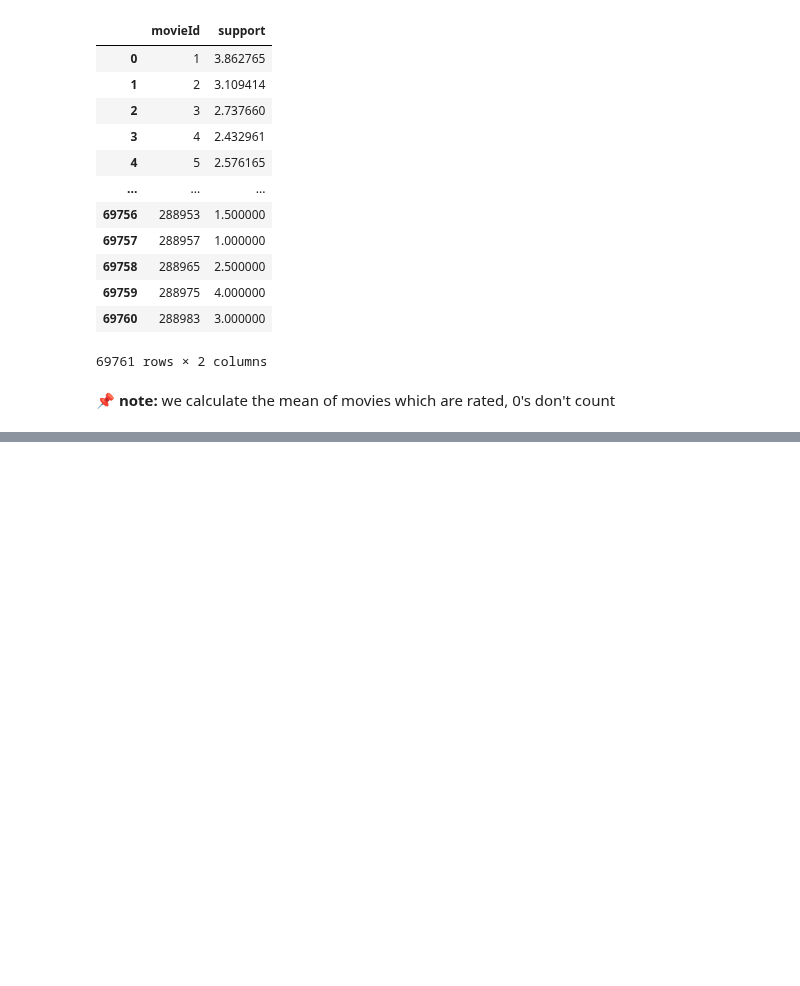
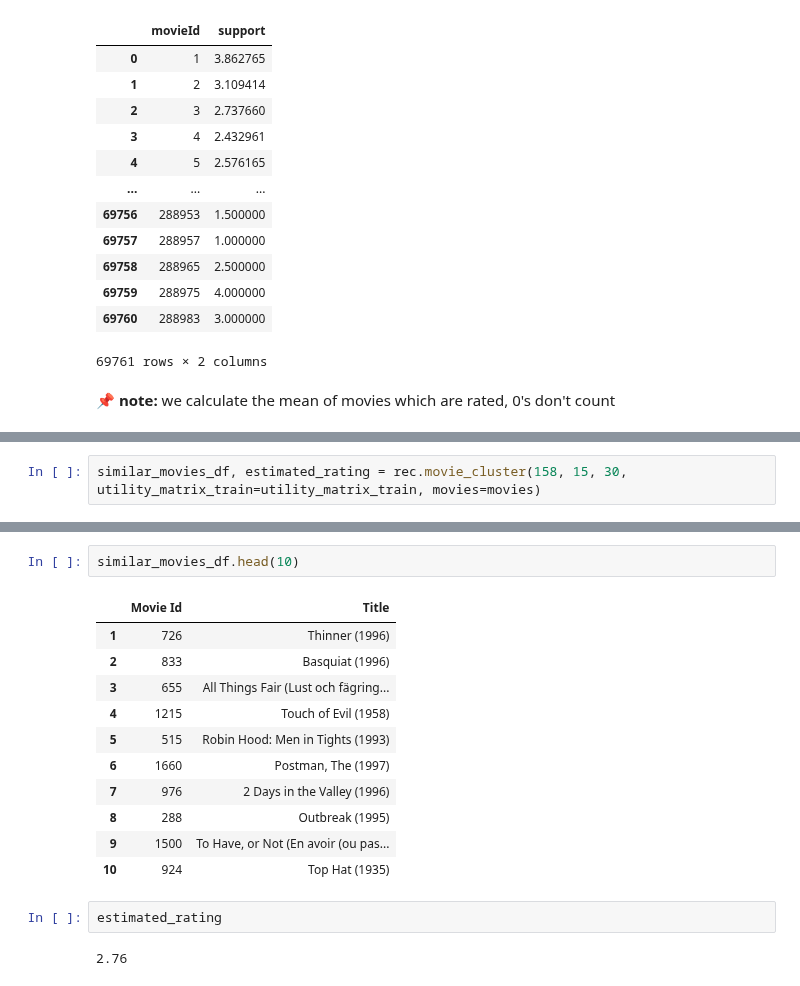
Before and after one commit to Wikusia-s/DM-recomendation-system, a Jupyter notebook: main.ipynb, the cells around one changed output, grey strips where cells are left out. Cells and saved outputs as stored; diff of their text form; blank space fills up the shorter version.

Commit message:
Working on clustering recommendation system

```diff
--- a/main.ipynb
+++ b/main.ipynb
@@ -424,0 +459,2 @@ support
+# %%
+similar_movies_df, estimated_rating = rec.movie_cluster(158, 15, 30, utility_matrix_train=utility_matrix_train, movies=movies)
@@ -424,0 +479,18 @@ support
+# %%
+similar_movies_df.head(10)
+# %% [output]
+|  | Movie Id | Title |
+| 1 | 726 | Thinner (1996) |
+| 2 | 833 | Basquiat (1996) |
+| 3 | 655 | All Things Fair (Lust och fägring... |
+| 4 | 1215 | Touch of Evil (1958) |
+| 5 | 515 | Robin Hood: Men in Tights (1993) |
+| 6 | 1660 | Postman, The (1997) |
+| 7 | 976 | 2 Days in the Valley (1996) |
+| 8 | 288 | Outbreak (1995) |
+| 9 | 1500 | To Have, or Not (En avoir (ou pas... |
+| 10 | 924 | Top Hat (1935) |
+# %%
+estimated_rating
+# %% [output]
+2.76
```
Also changed, not shown: parts of 10 cells of this notebook, 1 other file.
